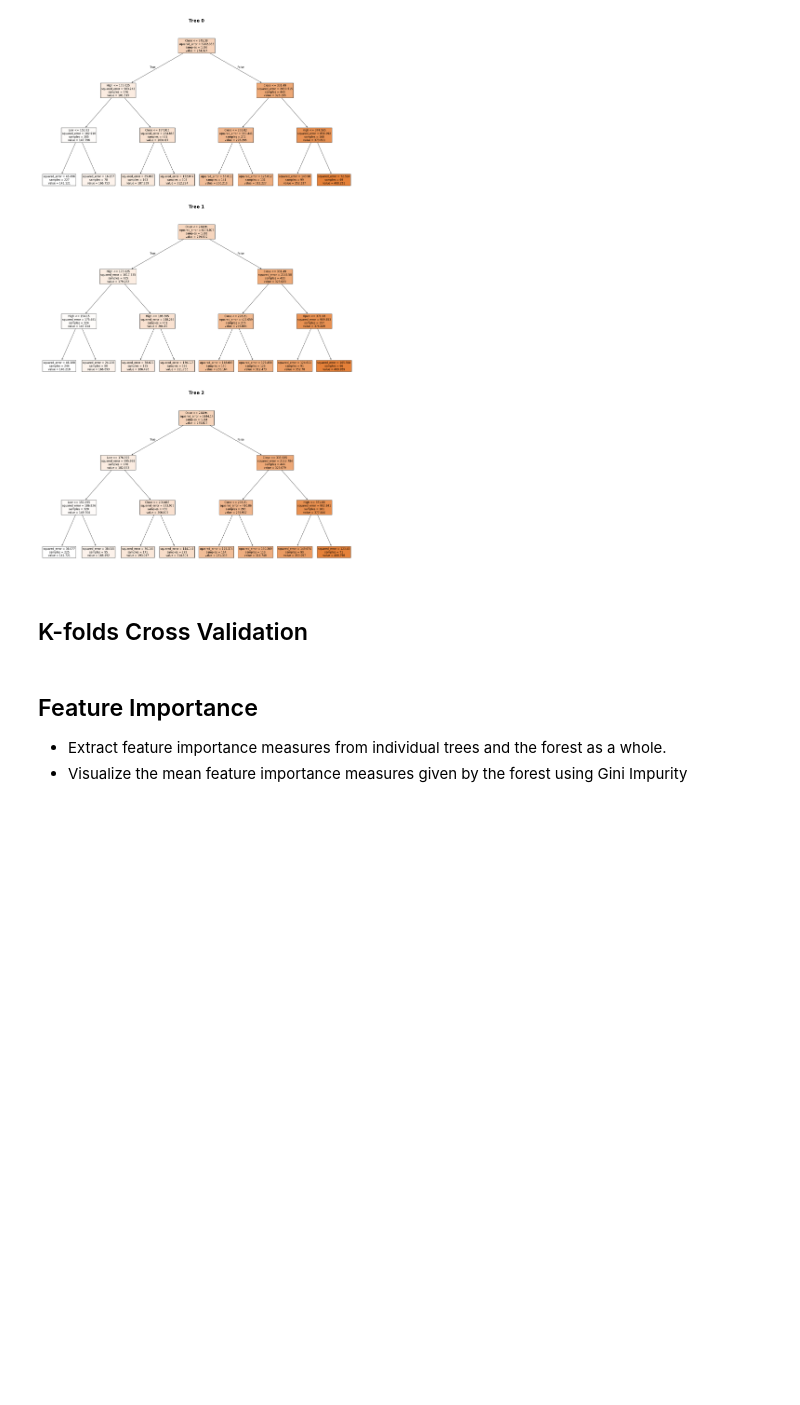
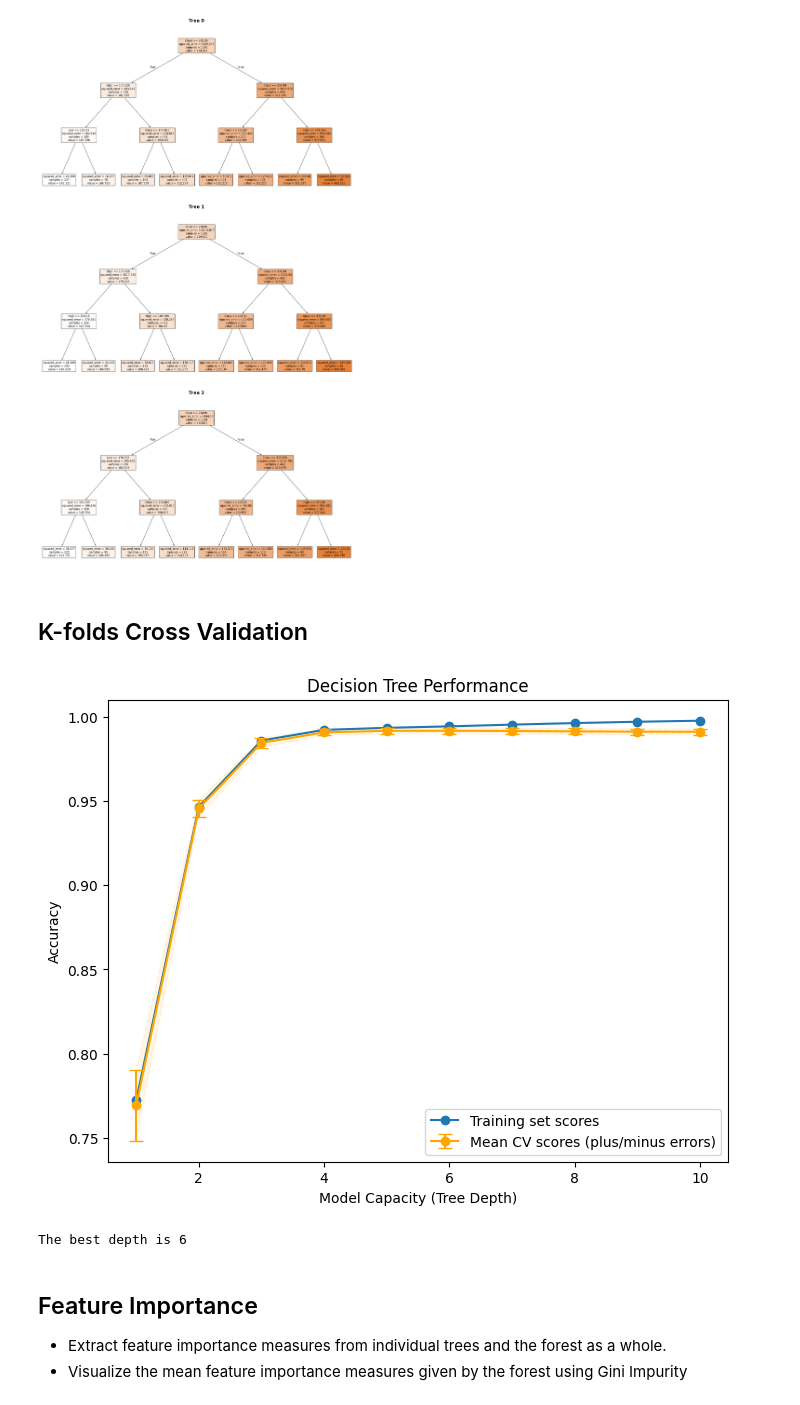
Before and after one commit to shannaw04/ml-stock-predictor, a Jupyter notebook: stock-predictor.ipynb, the cells around one changed output. Cells and saved outputs as stored; diff of their text form; code cells hidden in the pictures; blank space fills up the shorter version.

```diff
--- a/stock-predictor.ipynb
+++ b/stock-predictor.ipynb
@@ -215,3 +242,56 @@ plt.show()
+# %%
+# Initializations:
+depths = [1, 2, 3, 4, 5, 6, 7, 8, 9, 10] # Hyperparameter space for the tree: deeper the max_depth, higher the capacity
+train_scores = [] # List to store the training set scores (should be a length of `depths`, i.e. the number of experiments)
+cv_means = [] # List to store the cross-validation scores (should be a length of `depths`, i.e. the number of experiments)
+cv_stds = [] # List to store the cross-validation scores (should be a length of `depths`, i.e. the number of experiments)
+
+for d in depths:
+
+    # Construct the model of the "d" of current iteration
+    tree = RandomForestRegressor(max_depth=d, random_state=RANDOM_STATE) # Initialize
+
+    # Baseline: Fit model with training data
+    tree.fit(X_train, y_train)  # Fit tree model with training data
+    train_scores.append(tree.score(X_train, y_train))  # Add the training accuracy to list
+
+    # Perform KFold CV:
+    _, mean, std = k_fold_cv(X_train, y_train, 10, tree) # Call the function you wrote to perform KFold CV
+    cv_means.append(mean)           # Add the mean CV score to list
+    cv_stds.append(std)            # Add the standard deviation of CV scores to list
+
+# Convert lists to numpy arrays
+cv_means = np.array(cv_means)
+cv_stds = np.array(cv_stds)
+# %%
+# Create the plot
+plt.figure(figsize = (8, 6))
+
+# Plot the line with error bars (standard deviation)
+plt.plot(depths, train_scores, label = "Training set scores", marker = "o")
+plt.errorbar(depths, cv_means, yerr = cv_stds, fmt = "-o", capsize = 5, label = "Mean CV scores (plus/minus errors)", color = "orange")
+plt.fill_between(depths,
+                 cv_means + cv_stds,
+                 cv_means - cv_stds,
+                 linestyle = "--",
+                 alpha = 0.1, color = "orange")
+
+# Add labels and title
+plt.xlabel("Model Capacity (Tree Depth)")
+plt.ylabel("Accuracy")
+plt.title("Decision Tree Performance")
+# Display legend
+plt.legend()
+# Show the plot
+plt.show()
+# %% [output]
+[figure, added]
+# %%
+# Best depth
+best_depth = depths[np.argmax(cv_means)]
+print(f"The best depth is {best_depth}")
+# %% [output]
+The best depth is 6
 # %% [markdown]
 ## Feature Importance
 * Extract feature importance measures from individual trees and the forest as a whole.
```
Also changed, not shown: parts of 2 cells of this notebook, 2 other files.
